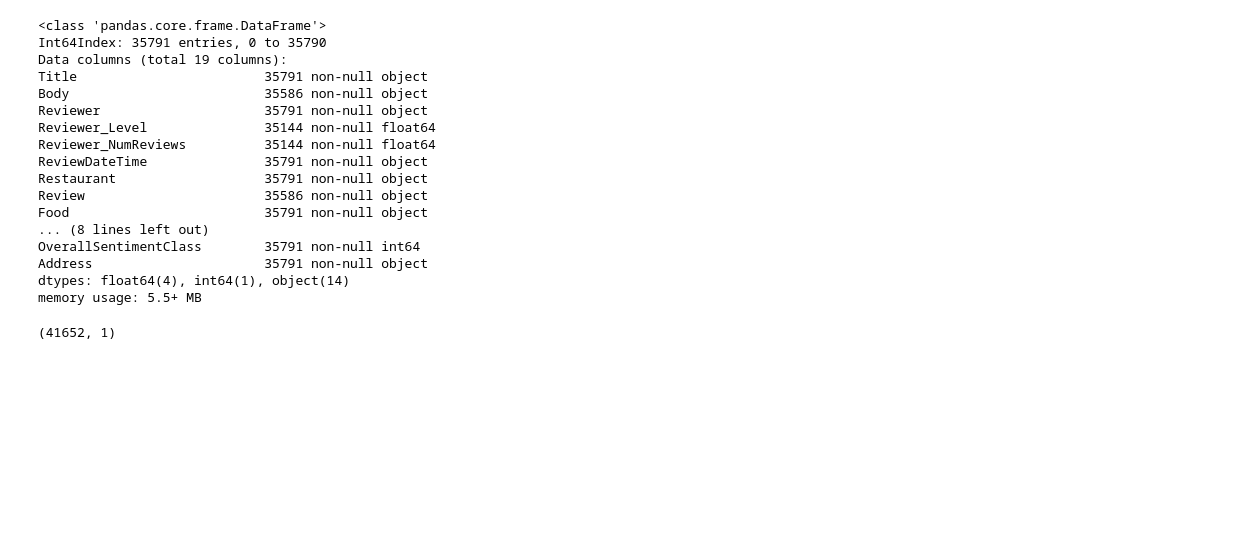
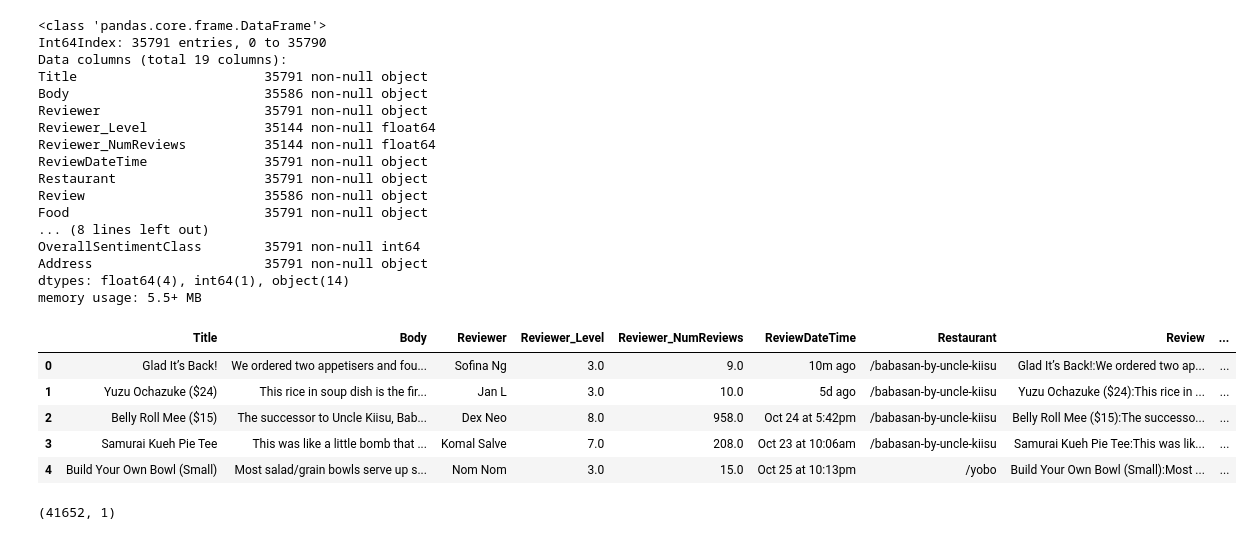
Before and after one commit to WS-THIA/Project_Grp2_KG, a Jupyter notebook: Creating graph from extracted Food scrapping-Copy1.ipynb, the cells around one changed output. Saved outputs shown, nothing was run; the diff lists cells and outputs as text; code cells hidden in the pictures; blank space fills up the shorter version.

```diff
--- a/Creating graph from extracted Food scrapping-Copy1.ipynb
+++ b/Creating graph from extracted Food scrapping-Copy1.ipynb
@@ -63,6 +63,15 @@ OverallSentimentClass        35791 non-null int64
 Address                      35791 non-null object
 dtypes: float64(4), int64(1), object(14)
 memory usage: 5.5+ MB
+# %%
+df.head()
+# %% [output]
+|  | Title | Body | Reviewer | Reviewer_Level | Reviewer_NumReviews | ReviewDateTime | Restaurant | Review | ... |
+| 0 | Glad It’s Back! | We ordered two appetisers and fou... | Sofina Ng | 3.0 | 9.0 | 10m ago | /babasan-by-uncle-kiisu | Glad It’s Back!:We ordered two ap... | ... |
+| 1 | Yuzu Ochazuke ($24) | This rice in soup dish is the fir... | Jan L | 3.0 | 10.0 | 5d ago | /babasan-by-uncle-kiisu | Yuzu Ochazuke ($24):This rice in ... | ... |
+| 2 | Belly Roll Mee ($15) | The successor to Uncle Kiisu, Bab... | Dex Neo | 8.0 | 958.0 | Oct 24 at 5:42pm | /babasan-by-uncle-kiisu | Belly Roll Mee ($15):The successo... | ... |
+| 3 | Samurai Kueh Pie Tee | This was like a little bomb that ... | Komal Salve | 7.0 | 208.0 | Oct 23 at 10:06am | /babasan-by-uncle-kiisu | Samurai Kueh Pie Tee:This was lik... | ... |
+| 4 | Build Your Own Bowl (Small) | Most salad/grain bowls serve up s... | Nom Nom | 3.0 | 15.0 | Oct 25 at 10:13pm | /yobo | Build Your Own Bowl (Small):Most ... | ... |
 # %%
 from py2neo import Graph, Node, Relationship
 # Input the user name and password set in the neo4j graph
```
Also changed, not shown: parts of 1 cell of this notebook, 1 other file.
